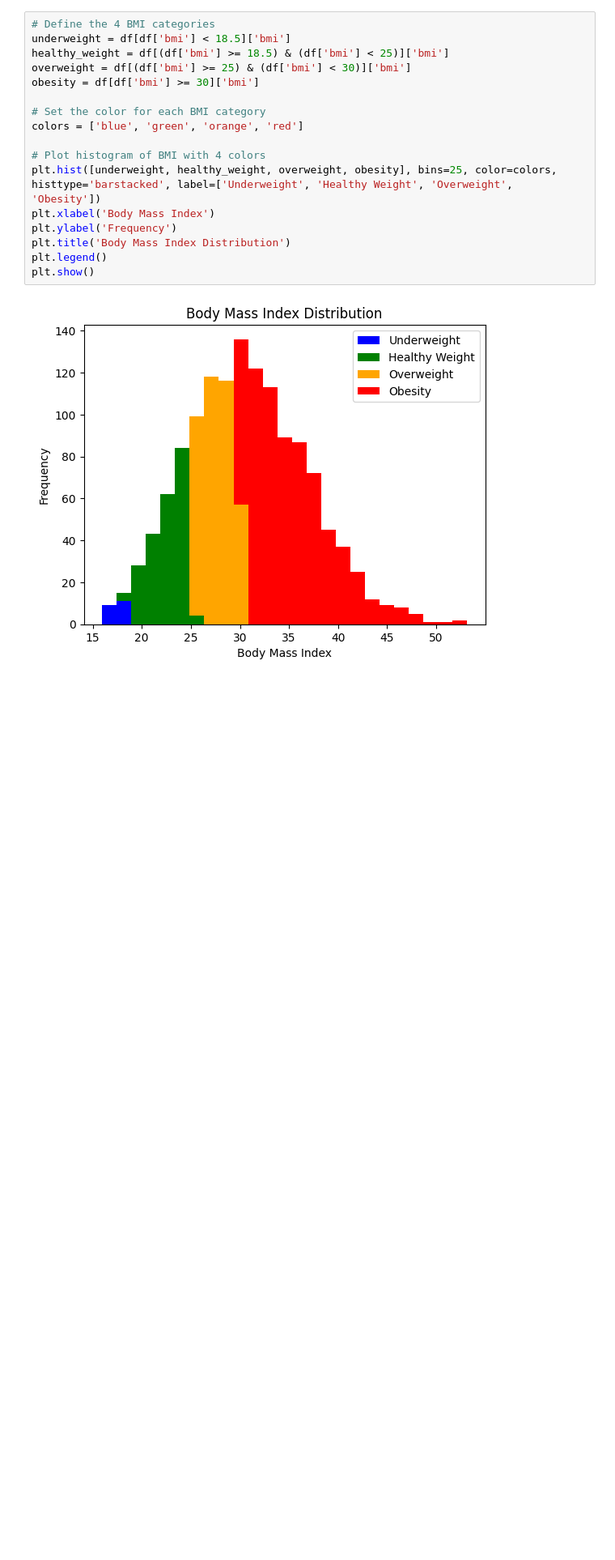
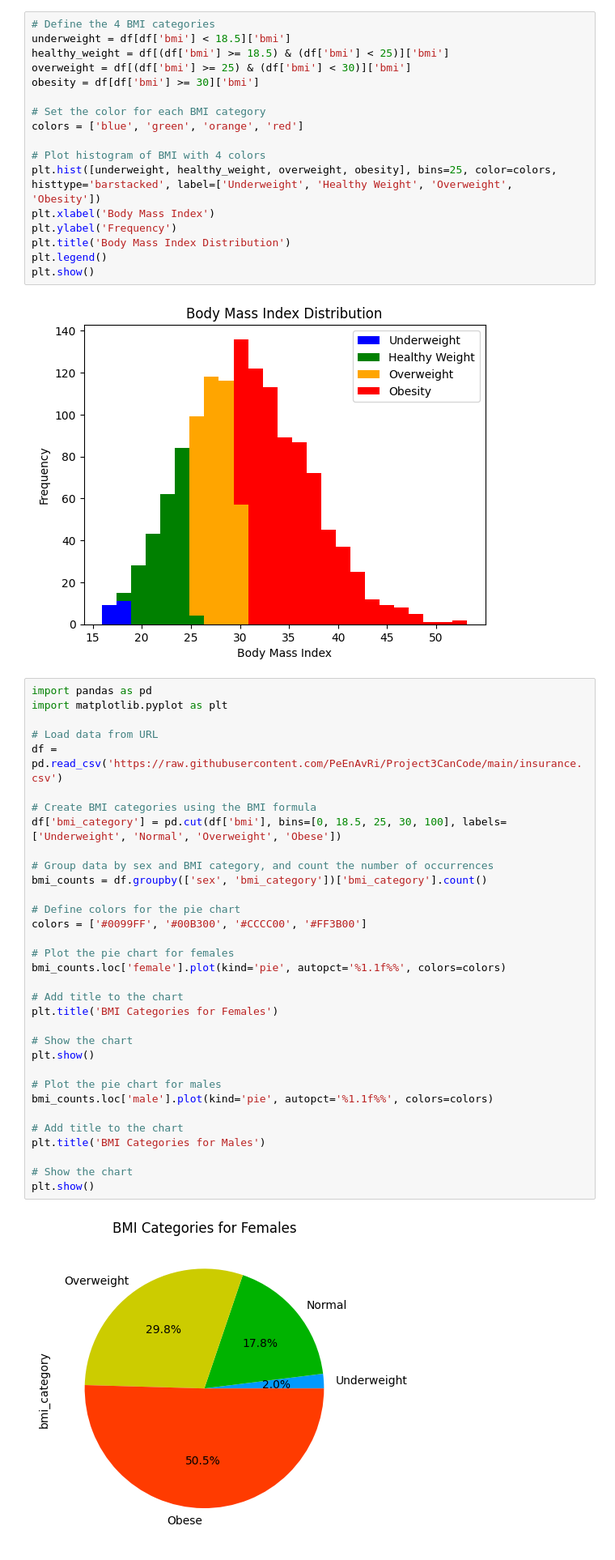
Before and after one commit to PeEnAvRi/Project3CanCode, a Jupyter notebook: Project3CanCodePedro.ipynb, the cells around one changed output. Shown at 81% size. Saved outputs shown, nothing was run; the diff lists cells and outputs as text; blank space fills up the shorter version.

```diff
--- a/Project3CanCodePedro.ipynb
+++ b/Project3CanCodePedro.ipynb
@@ -159,3 +184,38 @@ plt.legend()
 plt.show()
 # %% [output]
 [figure]
+# %%
+import pandas as pd
+import matplotlib.pyplot as plt
+
+# Load data from URL
+df = pd.read_csv('https://raw.githubusercontent.com/PeEnAvRi/Project3CanCode/main/insurance.csv')
+
+# Create BMI categories using the BMI formula
+df['bmi_category'] = pd.cut(df['bmi'], bins=[0, 18.5, 25, 30, 100], labels=['Underweight', 'Normal', 'Overweight', 'Obese'])
+
+# Group data by sex and BMI category, and count the number of occurrences
+bmi_counts = df.groupby(['sex', 'bmi_category'])['bmi_category'].count()
+
+# Define colors for the pie chart
+colors = ['#0099FF', '#00B300', '#CCCC00', '#FF3B00']
+
+# Plot the pie chart for females
+bmi_counts.loc['female'].plot(kind='pie', autopct='%1.1f%%', colors=colors)
+
+# Add title to the chart
+plt.title('BMI Categories for Females')
+
+# Show the chart
+plt.show()
+
+# Plot the pie chart for males
+bmi_counts.loc['male'].plot(kind='pie', autopct='%1.1f%%', colors=colors)
+
+# Add title to the chart
+plt.title('BMI Categories for Males')
+
+# Show the chart
+plt.show()
+# %% [output]
+[figure, added]
```
Also changed, not shown: parts of 4 cells of this notebook.
